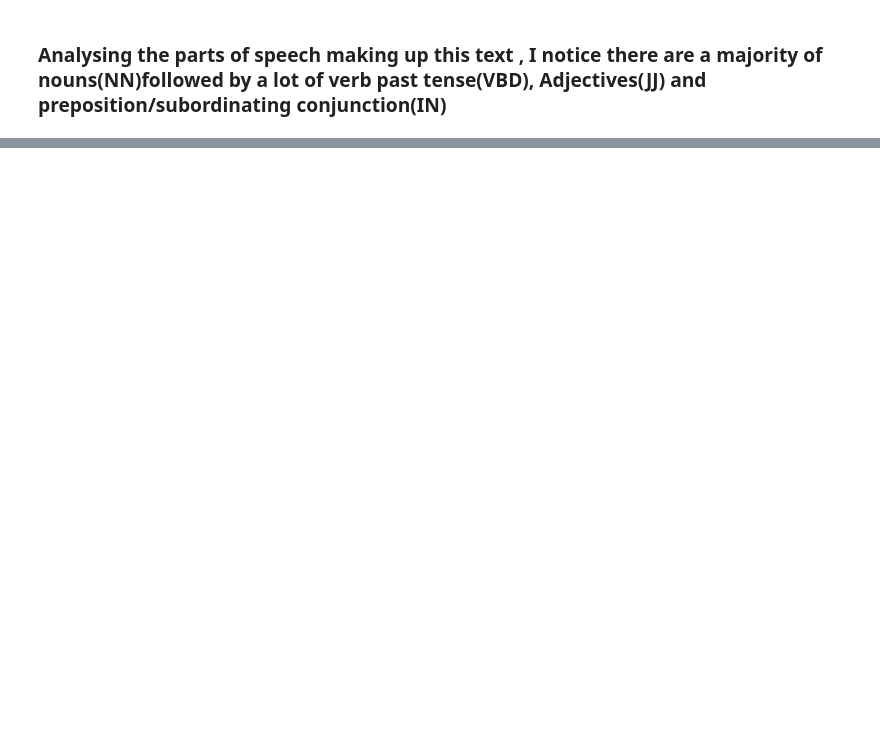
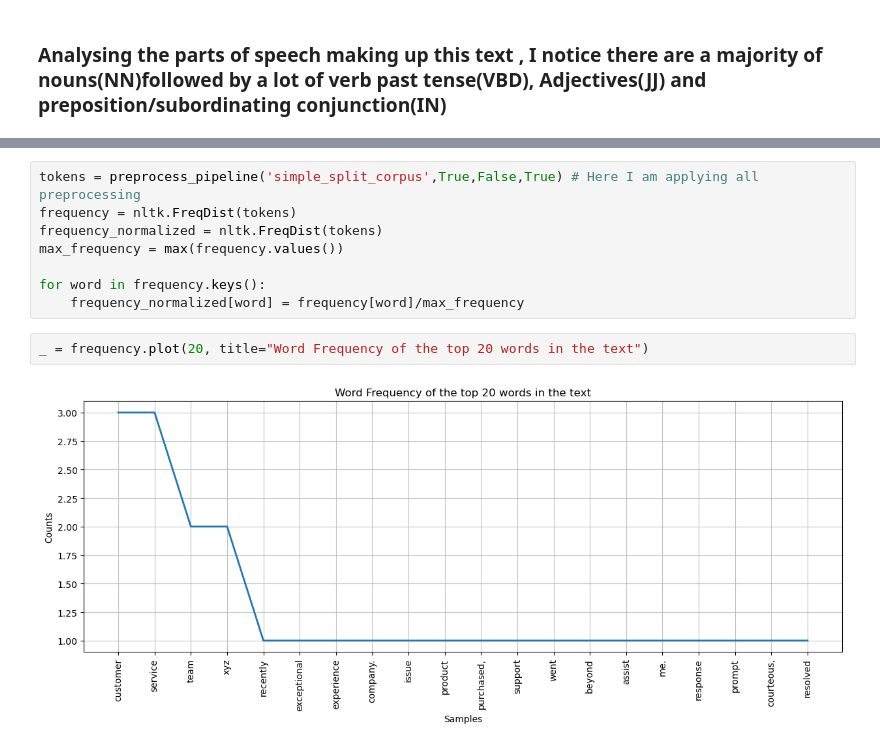
Before and after one commit to JoshuaWacks/FlaskSentimentPipeline, a Jupyter notebook: Task2.ipynb, the cells around one changed output, grey strips where cells are left out. Cells and saved outputs as stored; diff of their text form; blank space fills up the shorter version.

```diff
--- a/Task2.ipynb
+++ b/Task2.ipynb
@@ -161,0 +318,12 @@ plt.show()
+# %%
+tokens = preprocess_pipeline('simple_split_corpus',True,False,True) # Here I am applying all preprocessing
+frequency = nltk.FreqDist(tokens)
+frequency_normalized = nltk.FreqDist(tokens)
+max_frequency = max(frequency.values())
+
+for word in frequency.keys():
+    frequency_normalized[word] = frequency[word]/max_frequency
+# %%
+_ = frequency.plot(20, title="Word Frequency of the top 20 words in the text")
+# %% [output]
+[figure, added]
```
Also changed, not shown: parts of 29 cells of this notebook, 4 other files.
